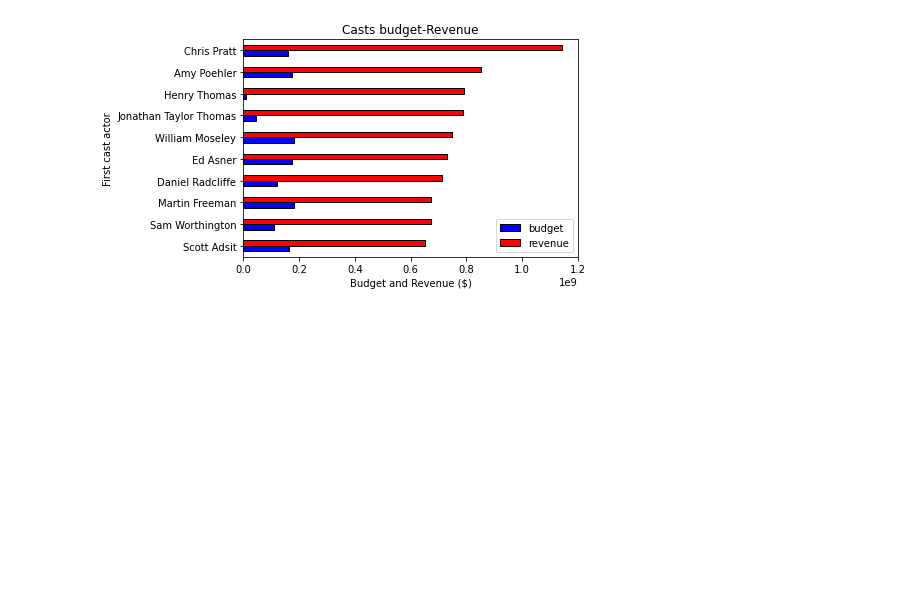
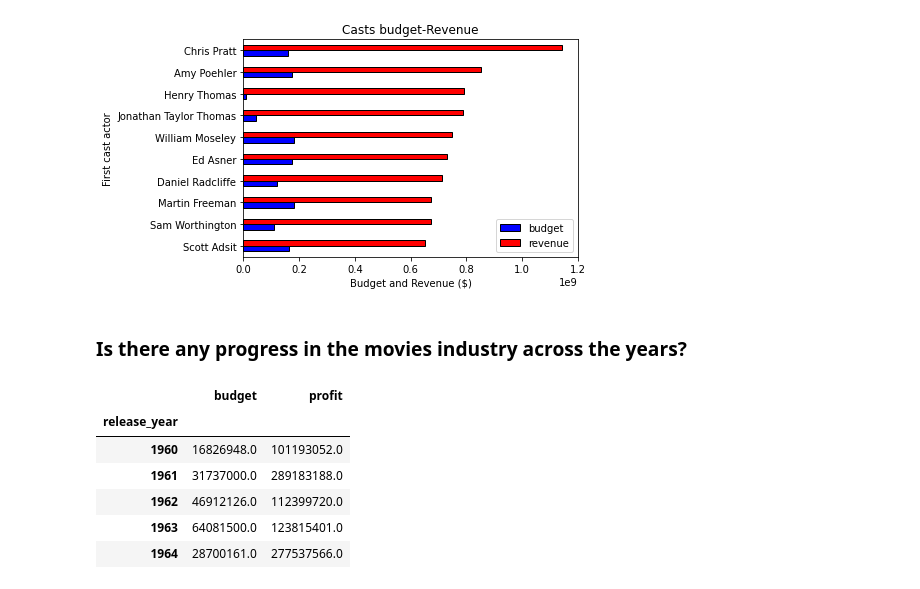
Before and after one commit to Amr-elwetaidy/Investigating-TMDP-Movies-Dataset, a Jupyter notebook: Investigating TMDP-Movies Dataset.ipynb, the cells around one changed output. Drawn from its saved outputs; the diff is of its cells as text; code cells hidden in the pictures; blank space fills up the shorter version.

```diff
--- a/Investigating TMDP-Movies Dataset.ipynb
+++ b/Investigating TMDP-Movies Dataset.ipynb
@@ -767,3 +767,6 @@ plt.show()
 # %% [output]
 <Figure size 3000x2000 with 0 Axes>
 [figure]
+# %% [markdown]
+<a id='q5'></a>
+### Is there any progress in the movies industry across the years?
@@ -769,0 +776,10 @@ plt.show()
+# %%
+progress_df.head()
+# %% [output]
+|  | budget | profit |
+| release_year |  |  |
+| 1960 | 16826948.0 | 101193052.0 |
+| 1961 | 31737000.0 | 289183188.0 |
+| 1962 | 46912126.0 | 112399720.0 |
+| 1963 | 64081500.0 | 123815401.0 |
+| 1964 | 28700161.0 | 277537566.0 |
```
Also changed, not shown: parts of 3 cells of this notebook.
